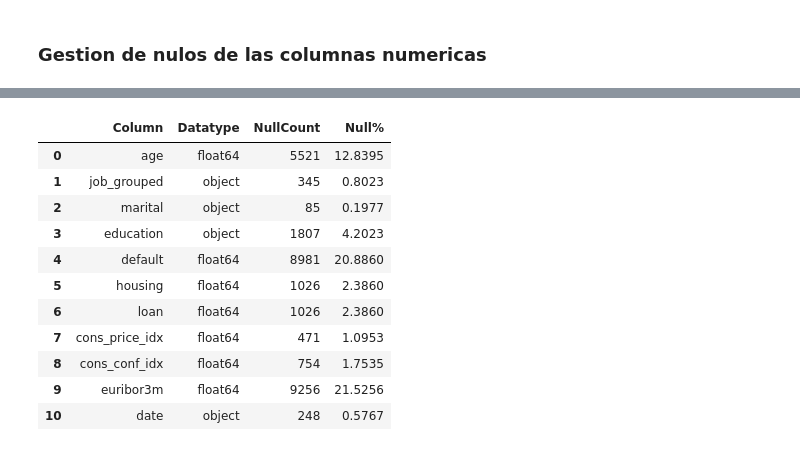
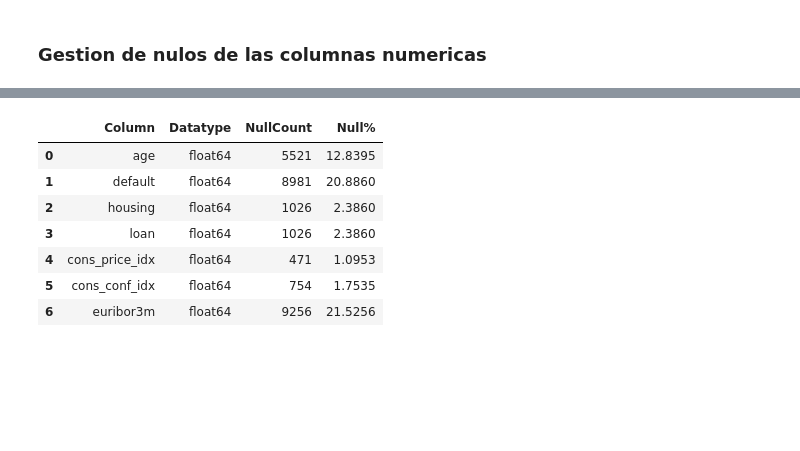
Before and after one commit to danielamichellod/analisis_marketing, a Jupyter notebook: Jupyters_notebook/columnas_numericas_bank.ipynb, the cells around one changed output, grey strips where cells are left out. Cells and saved outputs as stored; diff of their text form; code cells hidden in the pictures; blank space fills up the shorter version.

Commit message:
Gestion de nulos de las columnas numericas

```diff
--- a/Jupyters_notebook/columnas_numericas_bank.ipynb
+++ b/Jupyters_notebook/columnas_numericas_bank.ipynb
@@ -166,15 +126,11 @@ dtype: float64
-# %%
-col_high_umbral, col_low_umbral = snn.calcular_solo_col_nuls(df)
-# %% [output]
-|  | Column | Datatype | NullCount | Null% |
-| 0 | age | float64 | 5521 | 12.8395 |
-| 1 | job_grouped | object | 345 | 0.8023 |
-| 2 | marital | object | 85 | 0.1977 |
-| 3 | education | object | 1807 | 4.2023 |
-| 4 | default | float64 | 8981 | 20.8860 |
-| 5 | housing | float64 | 1026 | 2.3860 |
-| 6 | loan | float64 | 1026 | 2.3860 |
-| 7 | cons_price_idx | float64 | 471 | 1.0953 |
-| 8 | cons_conf_idx | float64 | 754 | 1.7535 |
-| 9 | euribor3m | float64 | 9256 | 21.5256 |
-| 10 | date | object | 248 | 0.5767 |
+# %%
+col_high_umbral, col_low_umbral = snn.calcular_solo_col_nuls(df.select_dtypes(include=np.number))
+# %% [output]
+|  | Column | Datatype | NullCount | Null% |
+| 0 | age | float64 | 5521 | 12.8395 |
+| 1 | default | float64 | 8981 | 20.8860 |
+| 2 | housing | float64 | 1026 | 2.3860 |
+| 3 | loan | float64 | 1026 | 2.3860 |
+| 4 | cons_price_idx | float64 | 471 | 1.0953 |
+| 5 | cons_conf_idx | float64 | 754 | 1.7535 |
+| 6 | euribor3m | float64 | 9256 | 21.5256 |
```
Also changed, not shown: parts of 17 cells of this notebook, 3 other files.
